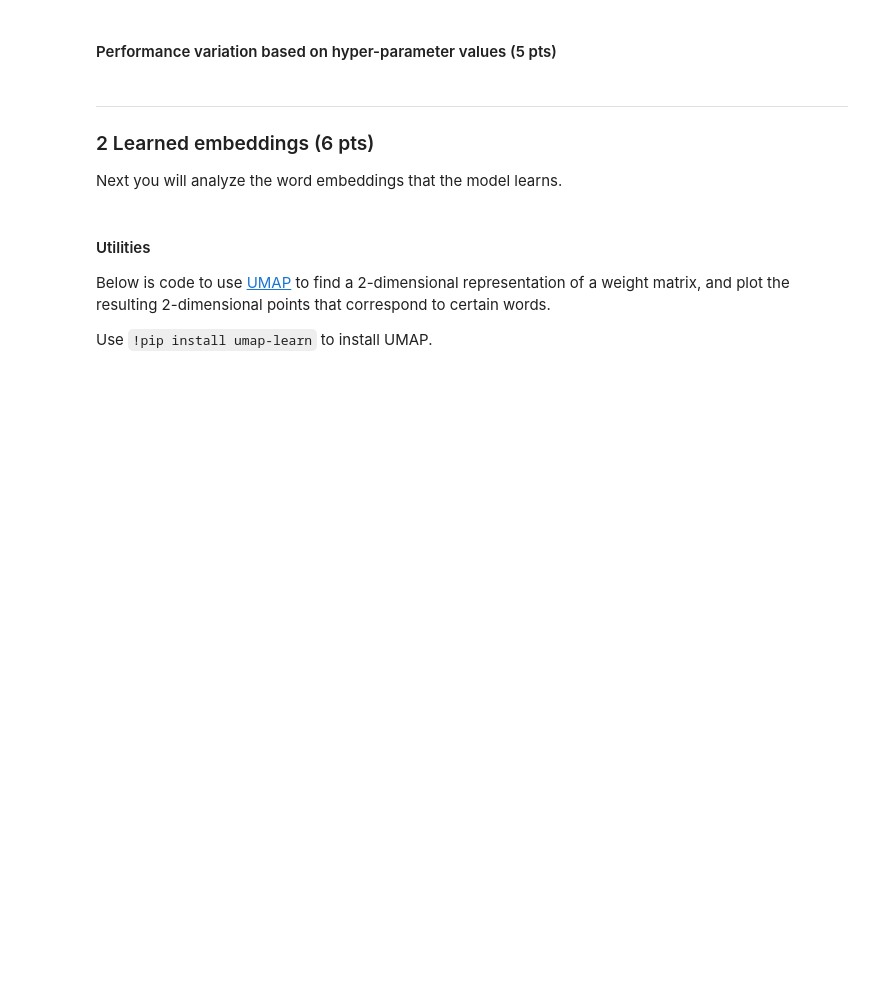
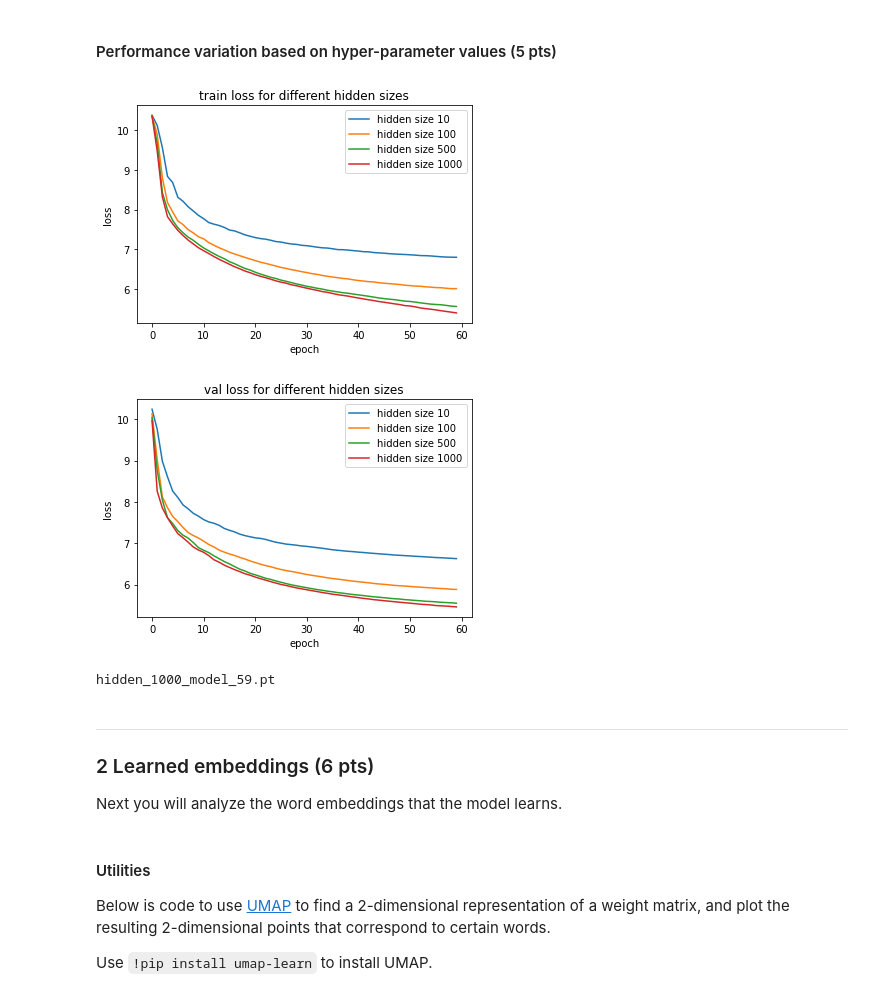
Before and after one commit to andrec279/nlp_learning, a Jupyter notebook: hw2/hw2-part2-nlm.ipynb, the cells around one changed output. Saved outputs shown, nothing was run; the diff lists cells and outputs as text; code cells hidden in the pictures; blank space fills up the shorter version.

```diff
--- a/hw2/hw2-part2-nlm.ipynb
+++ b/hw2/hw2-part2-nlm.ipynb
@@ -319,7 +377,7 @@ KeyboardInterrupt:
 # %% [markdown]
 #### Performance variation based on hyper-parameter values (5 pts)
 # %%
-h_sizes = [64, 128, 256, 512]
+h_sizes = [10, 100, 500, 1000]
 
 h_size_results = {}
 
@@ -329,13 +387,62 @@ for h_size in h_sizes:
         'embedding_dim': embedding_size,
         'padding_idx': wikidict.get_id('<pad>'),
         'hidden_size': h_size,
-        'num_layers': num_layers,
-        'dropout': dropout,
+        'num_layers': num_layers
     }
 
-    h_size_results[h_size] = train_lstm_es(options, split_loaders, m=3, name=f'hidden_{h_size}')
+    train_epoch_losses, val_epoch_losses, train_epoch_perplexities, val_epoch_perplexities, best_model_file = train_lstm_es(options, split_loaders, n_epochs=60, m=3, name=f'hidden_{h_size}')
+    h_size_results[h_size] = {'train_loss': train_epoch_losses,
+                              'val_loss': val_epoch_losses,
+                              'train_ppl': train_epoch_perplexities,
+                              'val_ppl': val_epoch_perplexities,
+                              'best_model_file': best_model_file}
 
-h_size_results
+with open("h_size_results.json", "w") as outfile:
+    json.dump(h_size_results, outfile)
+# %%
+import matplotlib.pyplot as plt
+
+for loss_type in ['train', 'val']:
+    ax = plt.subplot(111)
+    ax.set_title(f'{loss_type} loss for different hidden sizes')
+    ax.set_xlabel('epoch')
+    ax.set_ylabel('loss')
+    for h_size in h_size_results:
+        y = h_size_results[h_size][f'{loss_type}_loss']
+        x = range(len(y))
+        plt.plot(x, y)
+
+    plt.legend([f'hidden size {h_size}' for h_size in h_size_results])
+    with open('train_loss_curves.pkl', 'wb') as fid:
+        pickle.dump(ax, fid)
+
+    plt.show()
+# %% [output]
+[figure, added]
+[figure, added]
+# %%
+# Identify best model
+h_size_results = json.load(open('h_size_results.json', 'r'))
+
+min_val_ppls = []
+h_sizes = list(h_size_results.keys())
+for h_size in h_sizes:
+    min_val_ppls.append(np.min(h_size_results[h_size]['val_ppl']))
+
+min_val_ppl_idx = min_val_ppls.index(np.min(min_val_ppls))
+best_model = h_size_results[h_sizes[min_val_ppl_idx]]['best_model_file']
+
+print(best_model)
+
+best_options = {
+        'num_embeddings': len(wikidict),
+        'embedding_dim': embedding_size,
+        'padding_idx': wikidict.get_id('<pad>'),
+        'hidden_size': int(h_sizes[min_val_ppl_idx]),
+        'num_layers': num_layers
+    }
+# %% [output]
+hidden_1000_model_59.pt
 # %% [markdown]
 ---
 ### 2 Learned embeddings (6 pts)
```
Also changed, not shown: parts of 17 cells of this notebook, 7 other files.
